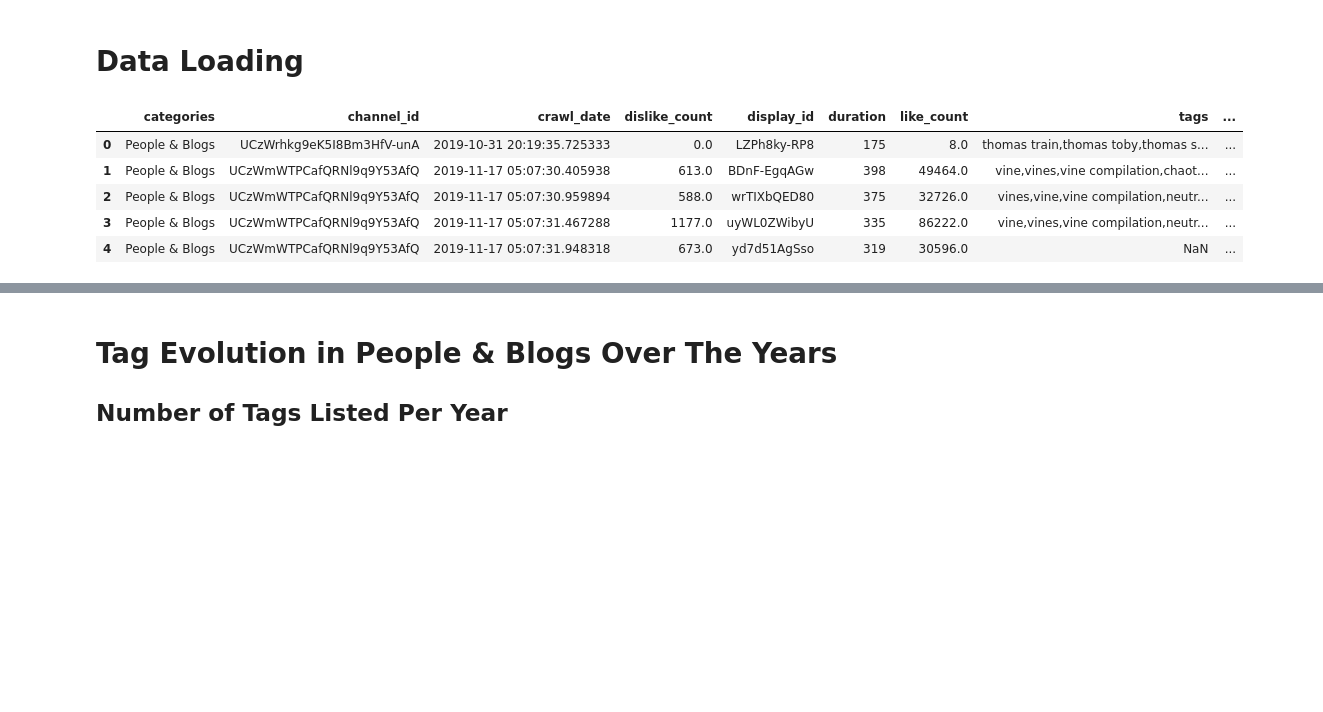
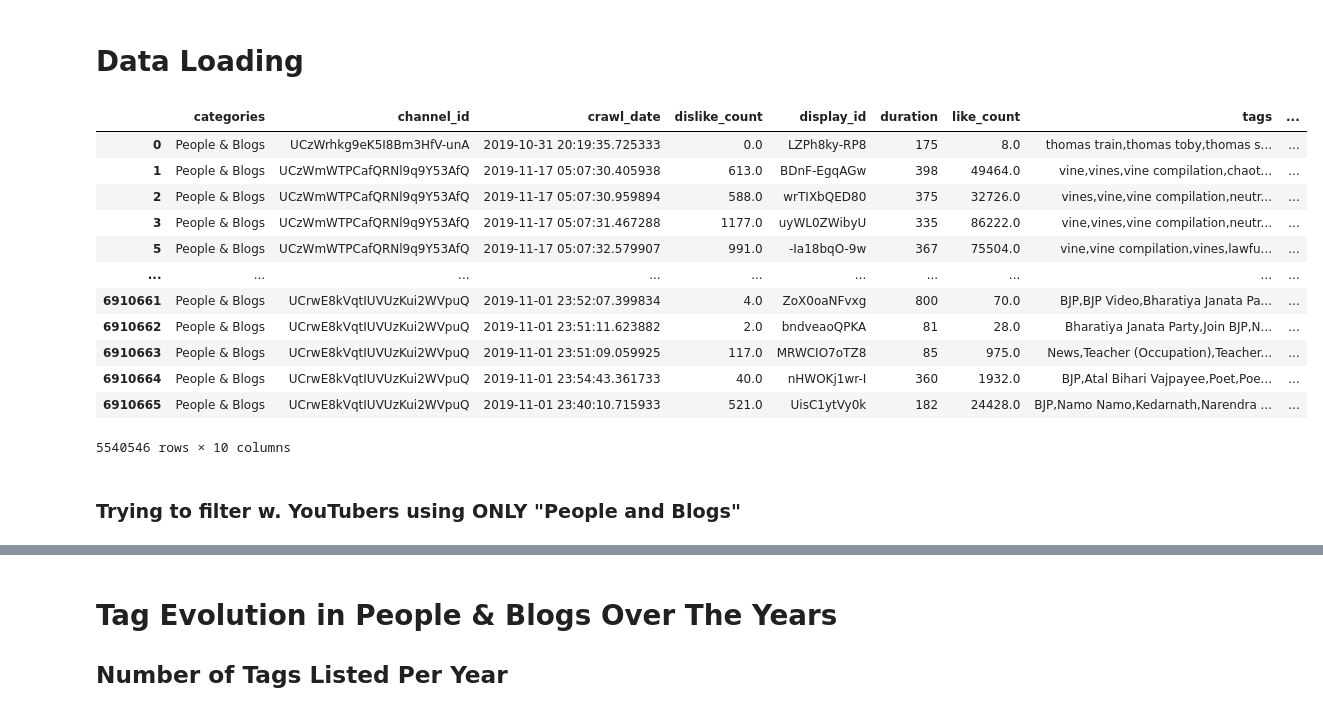
Before and after one commit to kamilmellouk/kadabros, a Jupyter notebook: tag_analysis.ipynb, the cells around one changed output, grey strips where cells are left out. Cells and saved outputs as stored; diff of their text form; code cells hidden in the pictures; blank space fills up the shorter version.

```diff
--- a/tag_analysis.ipynb
+++ b/tag_analysis.ipynb
@@ -30,11 +31,22 @@ CATEGORY_FILE_PATH = os.path.join(DATA_PATH, f"df_channels_{CATEGORY_FILE_NAME}.
 # %%
 df_yt_metadata_filtered = pd.read_csv(CATEGORY_FILE_PATH, compression="infer")
 df_yt_metadata_filtered['upload_date'] = pd.to_datetime(df_yt_metadata_filtered['upload_date'])
-df_yt_metadata_filtered.head()
+df_yt_metadata_filtered.dropna(subset=['tags'], inplace=True)
-# %% [output]
-|  | categories | channel_id | crawl_date | dislike_count | display_id | duration | like_count | tags | ... |
-| 0 | People & Blogs | UCzWrhkg9eK5I8Bm3HfV-unA | 2019-10-31 20:19:35.725333 | 0.0 | LZPh8ky-RP8 | 175 | 8.0 | thomas train,thomas toby,thomas s... | ... |
-| 1 | People & Blogs | UCzWmWTPCafQRNl9q9Y53AfQ | 2019-11-17 05:07:30.405938 | 613.0 | BDnF-EgqAGw | 398 | 49464.0 | vine,vines,vine compilation,chaot... | ... |
-| 2 | People & Blogs | UCzWmWTPCafQRNl9q9Y53AfQ | 2019-11-17 05:07:30.959894 | 588.0 | wrTIXbQED80 | 375 | 32726.0 | vines,vine,vine compilation,neutr... | ... |
-| 3 | People & Blogs | UCzWmWTPCafQRNl9q9Y53AfQ | 2019-11-17 05:07:31.467288 | 1177.0 | uyWL0ZWibyU | 335 | 86222.0 | vine,vines,vine compilation,neutr... | ... |
-| 4 | People & Blogs | UCzWmWTPCafQRNl9q9Y53AfQ | 2019-11-17 05:07:31.948318 | 673.0 | yd7d51AgSso | 319 | 30596.0 | NaN | ... |
+# %%
+df_yt_metadata_filtered
+# %% [output]
+|  | categories | channel_id | crawl_date | dislike_count | display_id | duration | like_count | tags | ... |
+| 0 | People & Blogs | UCzWrhkg9eK5I8Bm3HfV-unA | 2019-10-31 20:19:35.725333 | 0.0 | LZPh8ky-RP8 | 175 | 8.0 | thomas train,thomas toby,thomas s... | ... |
+| 1 | People & Blogs | UCzWmWTPCafQRNl9q9Y53AfQ | 2019-11-17 05:07:30.405938 | 613.0 | BDnF-EgqAGw | 398 | 49464.0 | vine,vines,vine compilation,chaot... | ... |
+| 2 | People & Blogs | UCzWmWTPCafQRNl9q9Y53AfQ | 2019-11-17 05:07:30.959894 | 588.0 | wrTIXbQED80 | 375 | 32726.0 | vines,vine,vine compilation,neutr... | ... |
+| 3 | People & Blogs | UCzWmWTPCafQRNl9q9Y53AfQ | 2019-11-17 05:07:31.467288 | 1177.0 | uyWL0ZWibyU | 335 | 86222.0 | vine,vines,vine compilation,neutr... | ... |
+| 5 | People & Blogs | UCzWmWTPCafQRNl9q9Y53AfQ | 2019-11-17 05:07:32.579907 | 991.0 | -Ia18bqO-9w | 367 | 75504.0 | vine,vine compilation,vines,lawfu... | ... |
+| ... | ... | ... | ... | ... | ... | ... | ... | ... | ... |
+| 6910661 | People & Blogs | UCrwE8kVqtIUVUzKui2WVpuQ | 2019-11-01 23:52:07.399834 | 4.0 | ZoX0oaNFvxg | 800 | 70.0 | BJP,BJP Video,Bharatiya Janata Pa... | ... |
+| 6910662 | People & Blogs | UCrwE8kVqtIUVUzKui2WVpuQ | 2019-11-01 23:51:11.623882 | 2.0 | bndveaoQPKA | 81 | 28.0 | Bharatiya Janata Party,Join BJP,N... | ... |
+| 6910663 | People & Blogs | UCrwE8kVqtIUVUzKui2WVpuQ | 2019-11-01 23:51:09.059925 | 117.0 | MRWCIO7oTZ8 | 85 | 975.0 | News,Teacher (Occupation),Teacher... | ... |
+| 6910664 | People & Blogs | UCrwE8kVqtIUVUzKui2WVpuQ | 2019-11-01 23:54:43.361733 | 40.0 | nHWOKj1wr-I | 360 | 1932.0 | BJP,Atal Bihari Vajpayee,Poet,Poe... | ... |
+| 6910665 | People & Blogs | UCrwE8kVqtIUVUzKui2WVpuQ | 2019-11-01 23:40:10.715933 | 521.0 | UisC1ytVy0k | 182 | 24428.0 | BJP,Namo Namo,Kedarnath,Narendra ... | ... |
+5540546 rows × 10 columns
+# %% [markdown]
+### Trying to filter w. YouTubers using ONLY "People and Blogs"
```
Also changed, not shown: parts of 32 cells of this notebook.
